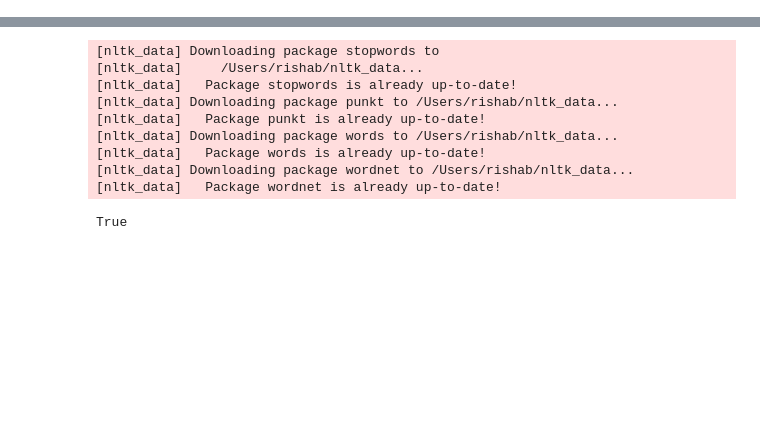
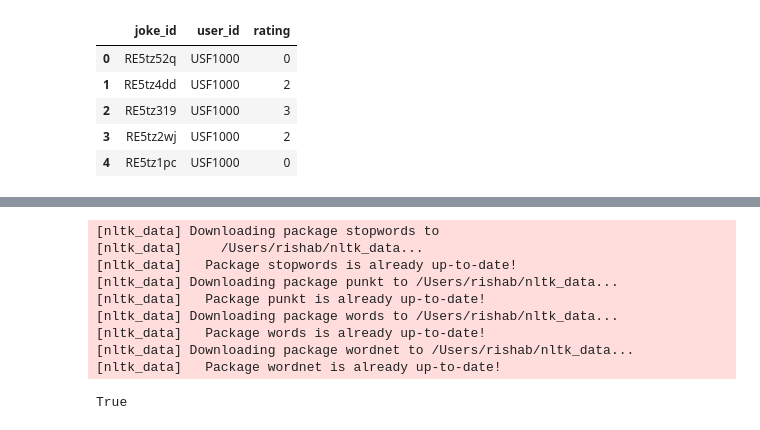
Before and after one commit to rishsanyal/comedian, a Jupyter notebook: comedian.ipynb, the cells around one changed output, grey strips where cells are left out. Cells and saved outputs as stored; diff of their text form; code cells hidden in the pictures; blank space fills up the shorter version.

```diff
--- a/comedian.ipynb
+++ b/comedian.ipynb
@@ -53,0 +46,19 @@ stupidstuff_joke_data.head()
+# %%
+## Read in user joke ratings and create a dataframe out of that
+
+user_ids = [0, 1, 2]
+
+user_ratings_files = [ 'datasets/ratings_USF100' + str(user_id) + '.csv' for user_id in user_ids ]
+
+user_ratings = pd.concat([pd.read_csv(user_ratings_file) for user_ratings_file in user_ratings_files])
+
+# user_ratings.set_index('joke_id', inplace=True)
+
+user_ratings.head()
+# %% [output]
+|  | joke_id | user_id | rating |
+| 0 | RE5tz52q | USF1000 | 0 |
+| 1 | RE5tz4dd | USF1000 | 2 |
+| 2 | RE5tz319 | USF1000 | 3 |
+| 3 | RE5tz2wj | USF1000 | 2 |
+| 4 | RE5tz1pc | USF1000 | 0 |
```
Also changed, not shown: parts of 8 cells of this notebook.
